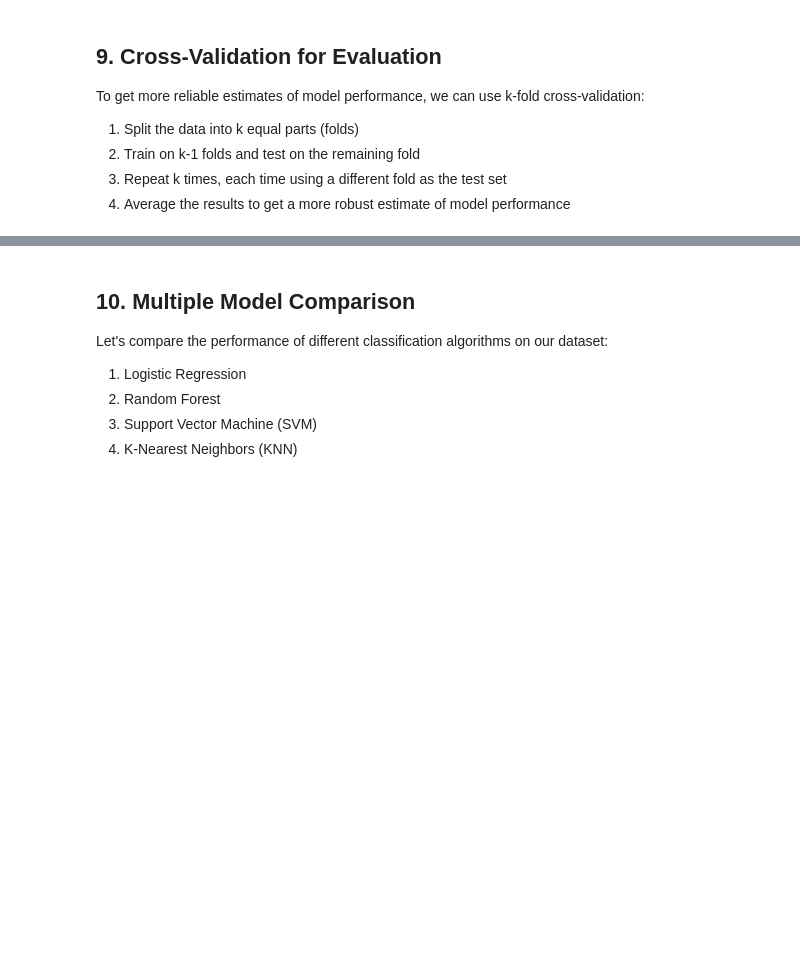
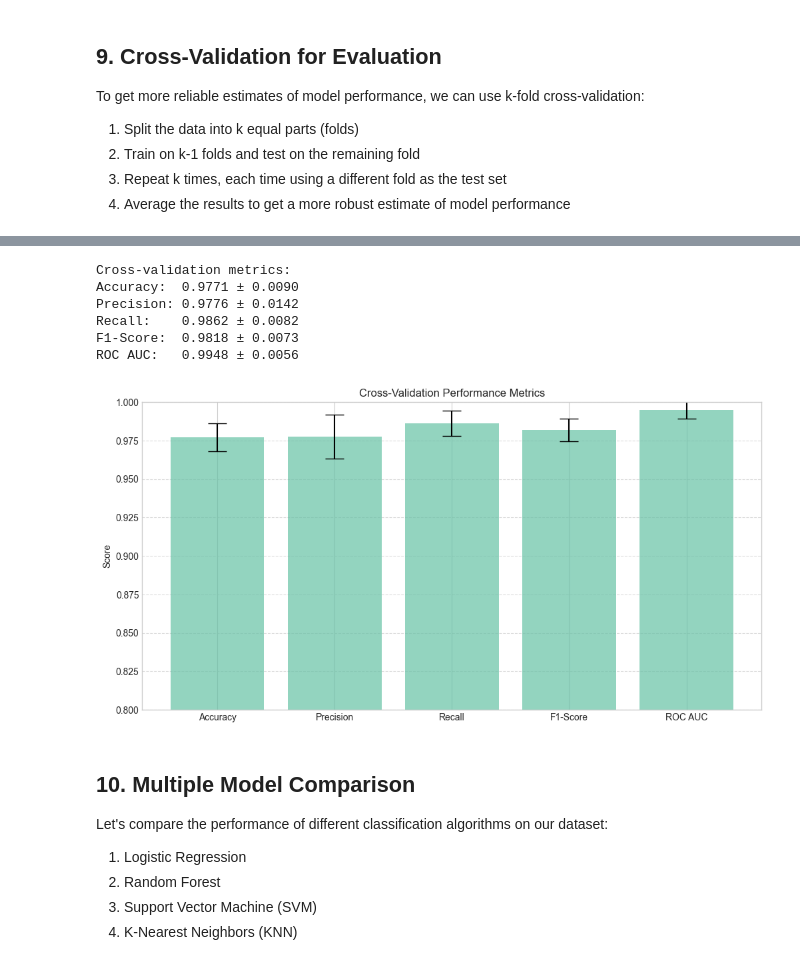
Before and after one commit to pavelklos/ai-ml, a Jupyter notebook: 2-ML/02-01-10.ipynb, the cells around one changed output, grey strips where cells are left out. Cells and saved outputs as stored; diff of their text form; code cells hidden in the pictures; blank space fills up the shorter version.

```diff
--- a/2-ML/02-01-10.ipynb
+++ b/2-ML/02-01-10.ipynb
@@ -386,3 +502,54 @@ plt.show()
+# %%
+from sklearn.model_selection import KFold, cross_val_score
+from sklearn.linear_model import LogisticRegression
+from sklearn.preprocessing import StandardScaler
+from sklearn.pipeline import make_pipeline
+import matplotlib.pyplot as plt
+
+# Create a pipeline with StandardScaler and LogisticRegression
+log_reg_pipeline = make_pipeline(
+    StandardScaler(),
+    LogisticRegression(max_iter=2000, solver='lbfgs', random_state=42)
+)
+
+# Perform 5-fold cross-validation
+cv = KFold(n_splits=5, shuffle=True, random_state=42)
+
+# Evaluate using cross-validation
+cv_accuracy = cross_val_score(log_reg_pipeline, X, y, cv=cv, scoring='accuracy')
+cv_precision = cross_val_score(log_reg_pipeline, X, y, cv=cv, scoring='precision')
+cv_recall = cross_val_score(log_reg_pipeline, X, y, cv=cv, scoring='recall')
+cv_f1 = cross_val_score(log_reg_pipeline, X, y, cv=cv, scoring='f1')
+cv_roc_auc = cross_val_score(log_reg_pipeline, X, y, cv=cv, scoring='roc_auc')
+
+# Print cross-validation results
+print("Cross-validation metrics:")
+print(f"Accuracy:  {cv_accuracy.mean():.4f} ± {cv_accuracy.std():.4f}")
+print(f"Precision: {cv_precision.mean():.4f} ± {cv_precision.std():.4f}")
+print(f"Recall:    {cv_recall.mean():.4f} ± {cv_recall.std():.4f}")
+print(f"F1-Score:  {cv_f1.mean():.4f} ± {cv_f1.std():.4f}")
+print(f"ROC AUC:   {cv_roc_auc.mean():.4f} ± {cv_roc_auc.std():.4f}")
+
+# Visualize cross-validation results
+metrics = ['Accuracy', 'Precision', 'Recall', 'F1-Score', 'ROC AUC']
+mean_scores = [cv_accuracy.mean(), cv_precision.mean(), cv_recall.mean(), cv_f1.mean(), cv_roc_auc.mean()]
+std_scores = [cv_accuracy.std(), cv_precision.std(), cv_recall.std(), cv_f1.std(), cv_roc_auc.std()]
+
+plt.figure(figsize=(12, 6))
+plt.bar(metrics, mean_scores, yerr=std_scores, capsize=10, alpha=0.7)
+plt.ylim(0.8, 1.0)  # Adjust as needed
+plt.title('Cross-Validation Performance Metrics')
+plt.ylabel('Score')
+plt.grid(axis='y', linestyle='--', alpha=0.7)
+plt.show()
+# %% [output]
+Cross-validation metrics:
+Accuracy:  0.9771 ± 0.0090
+Precision: 0.9776 ± 0.0142
+Recall:    0.9862 ± 0.0082
+F1-Score:  0.9818 ± 0.0073
+ROC AUC:   0.9948 ± 0.0056
+[figure, added]
 # %% [markdown]
 ## 10. Multiple Model Comparison
 
```
Also changed, not shown: parts of 17 cells of this notebook.
